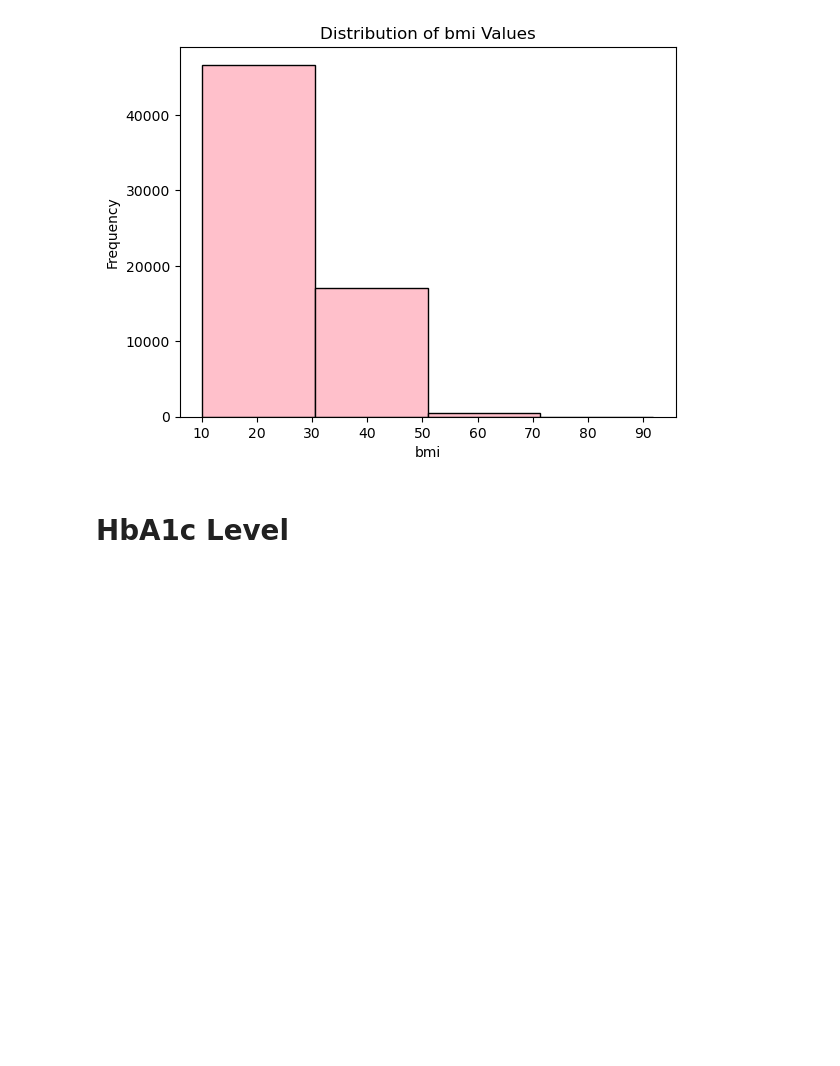
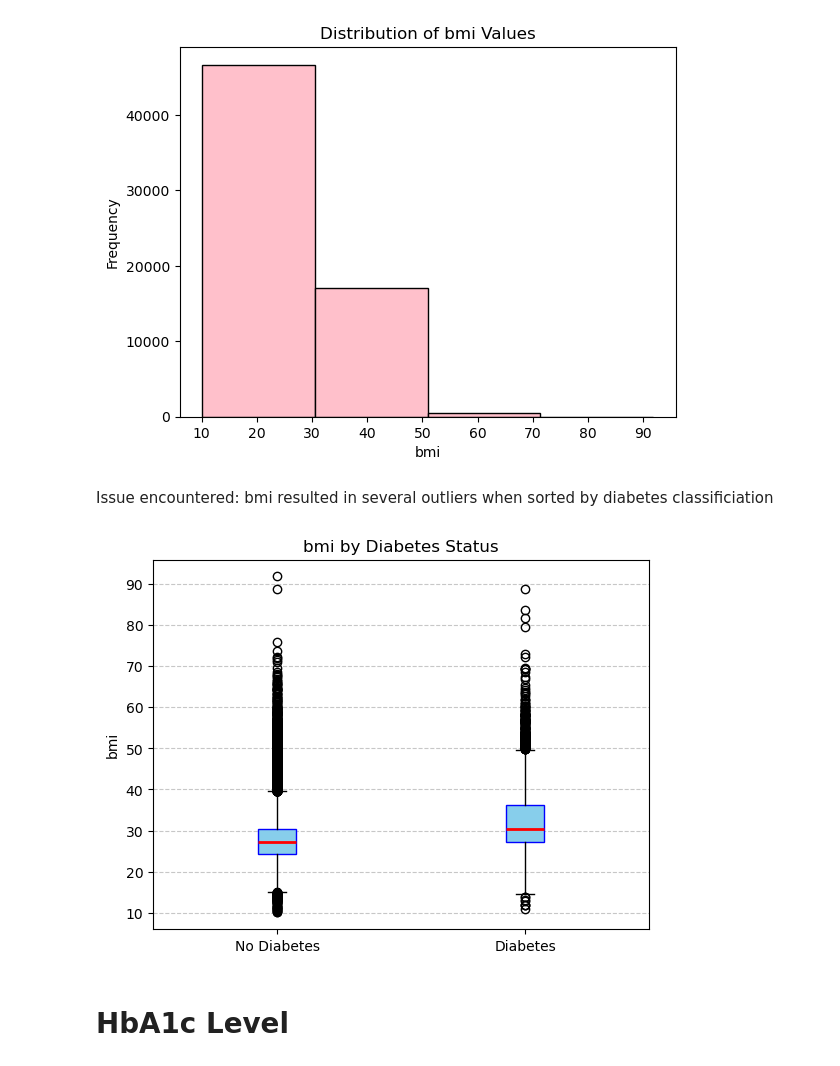
Before and after one commit to ulrichsene/322FinalProject, a Jupyter notebook: diabetesVisualization.ipynb, the cells around one changed output. Saved outputs shown, nothing was run; the diff lists cells and outputs as text; code cells hidden in the pictures; blank space fills up the shorter version.

```diff
--- a/diabetesVisualization.ipynb
+++ b/diabetesVisualization.ipynb
@@ -74,6 +74,12 @@ plot_utils.grouped_bar_chart(diabetes_data, diabetes_headers, "heart_disease")
 plot_utils.basic_histogram(diabetes_data, diabetes_headers, "bmi", 4)
 # %% [output]
 [figure]
+# %% [markdown]
+Issue encountered: bmi resulted in several outliers when sorted by diabetes classificiation
+# %%
+plot_utils.continuous_box_plt(diabetes_data, diabetes_headers, "bmi")
+# %% [output]
+[figure, added]
 # %% [markdown]
 # HbA1c Level
 # %%
```
Also changed, not shown: parts of 4 cells of this notebook, 3 other files.
